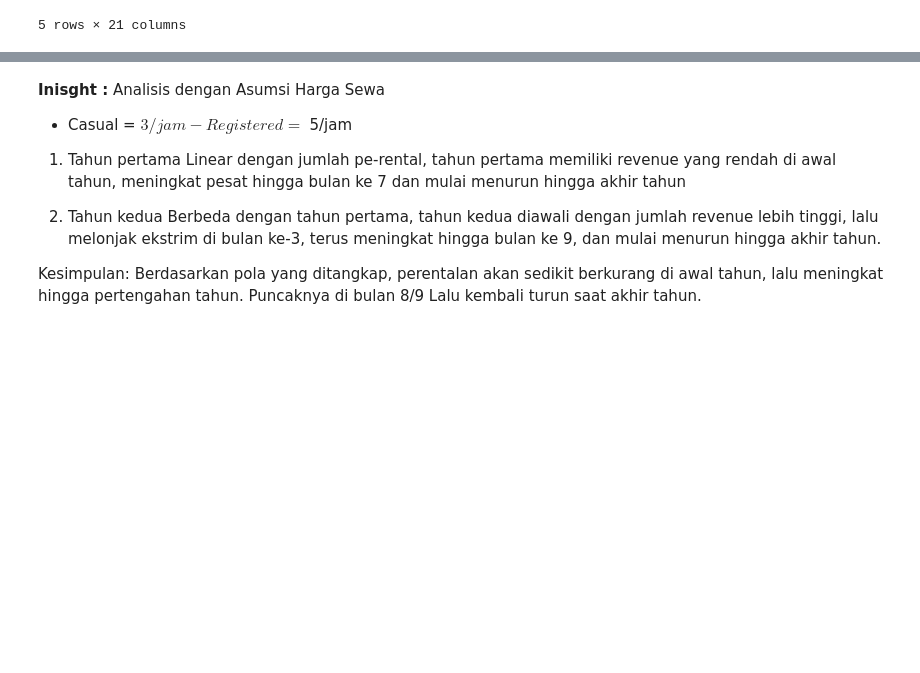
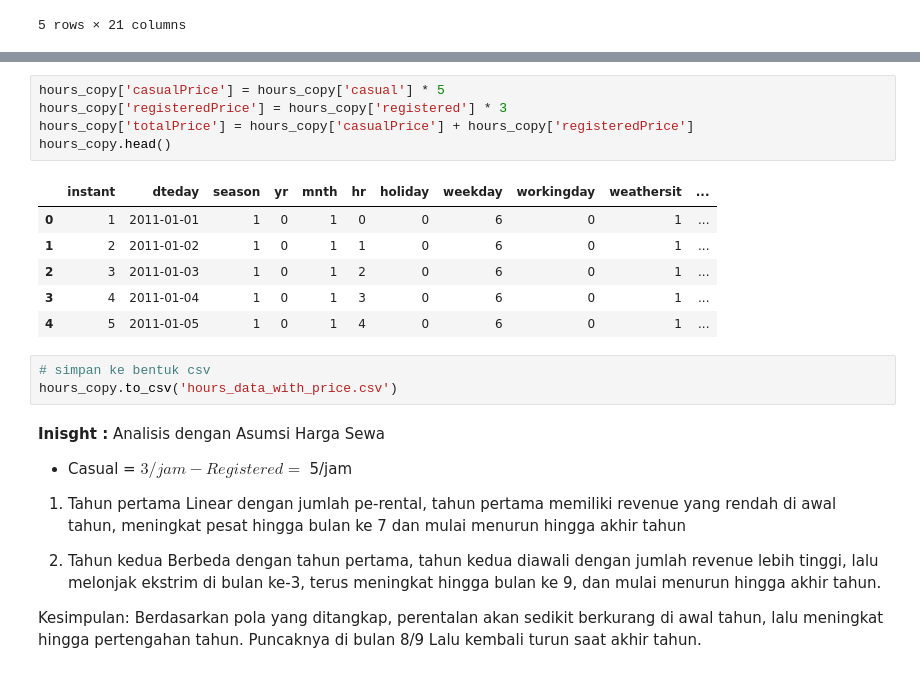
Before and after one commit to mayanggumelarr/PROYEK-ANALISIS-DATA, a Jupyter notebook: Proyek_Analisis_Data.ipynb, the cells around one changed output, grey strips where cells are left out. Cells and saved outputs as stored; diff of their text form; blank space fills up the shorter version.

```diff
--- a/Proyek_Analisis_Data.ipynb
+++ b/Proyek_Analisis_Data.ipynb
@@ -753,3 +765,18 @@ day_copy.head()
+# %%
+hours_copy['casualPrice'] = hours_copy['casual'] * 5
+hours_copy['registeredPrice'] = hours_copy['registered'] * 3
+hours_copy['totalPrice'] = hours_copy['casualPrice'] + hours_copy['registeredPrice']
+hours_copy.head()
+# %% [output]
+|  | instant | dteday | season | yr | mnth | hr | holiday | weekday | workingday | weathersit | ... |
+| 0 | 1 | 2011-01-01 | 1 | 0 | 1 | 0 | 0 | 6 | 0 | 1 | ... |
+| 1 | 2 | 2011-01-02 | 1 | 0 | 1 | 1 | 0 | 6 | 0 | 1 | ... |
+| 2 | 3 | 2011-01-03 | 1 | 0 | 1 | 2 | 0 | 6 | 0 | 1 | ... |
+| 3 | 4 | 2011-01-04 | 1 | 0 | 1 | 3 | 0 | 6 | 0 | 1 | ... |
+| 4 | 5 | 2011-01-05 | 1 | 0 | 1 | 4 | 0 | 6 | 0 | 1 | ... |
+# %%
+# simpan ke bentuk csv
+hours_copy.to_csv('hours_data_with_price.csv')
 # %% [markdown]
 **Inisght :**
 Analisis dengan Asumsi Harga Sewa
```
Also changed, not shown: parts of 2 cells of this notebook, 2 other files.
